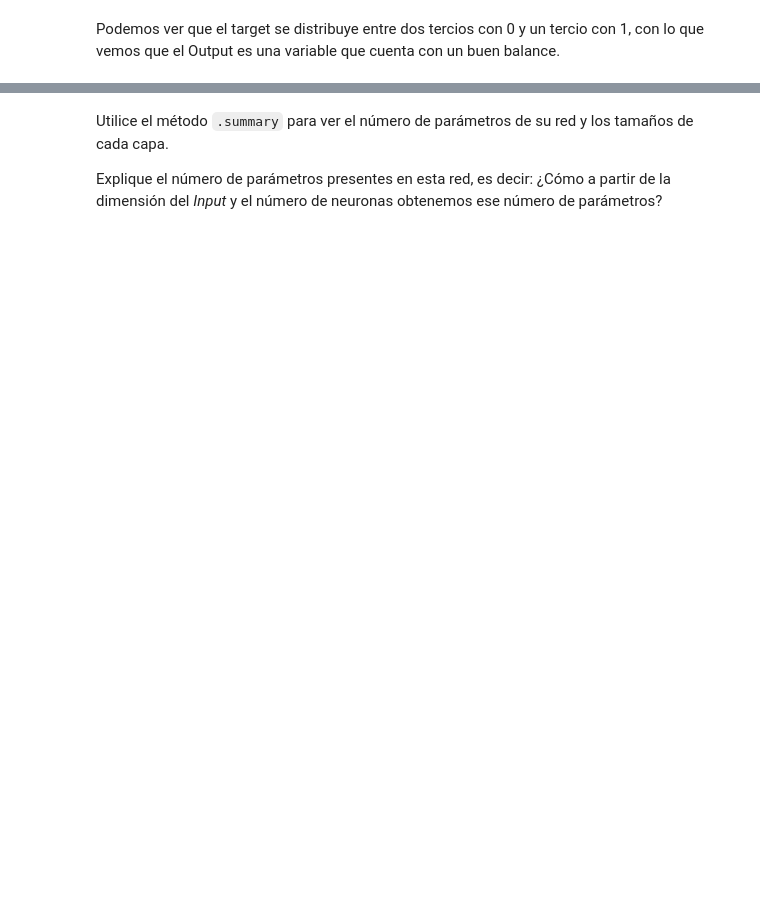
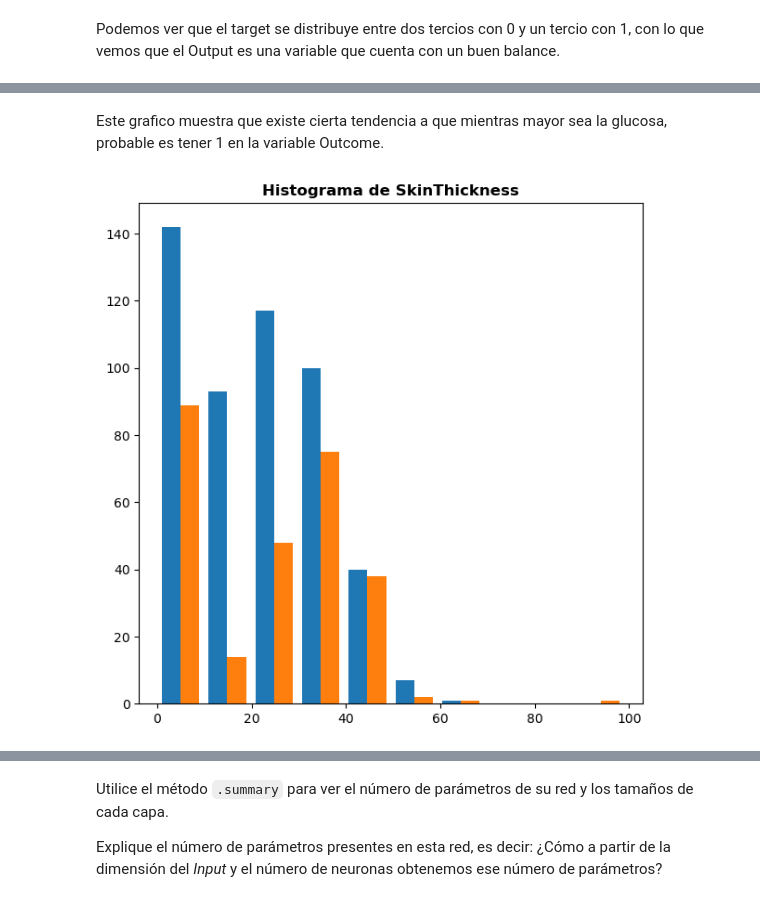
Before and after one commit to FabianCastellano/inf395_hw1, a Jupyter notebook: Enunciado_Tarea1.ipynb, the cells around one changed output, grey strips where cells are left out. Cells and saved outputs as stored; diff of their text form; code cells hidden in the pictures; blank space fills up the shorter version.

```diff
--- a/Enunciado_Tarea1.ipynb
+++ b/Enunciado_Tarea1.ipynb
@@ -92,0 +150,9 @@ Podemos ver que el target se distribuye entre dos tercios con 0 y un tercio con
+# %% [markdown]
+Este grafico muestra que existe cierta tendencia a que mientras mayor sea la glucosa, probable es tener 1 en la variable Outcome.
+# %%
+plt.figure(figsize = (7, 7))
+plt.hist([df[df.Outcome == 0].SkinThickness, df[df.Outcome != 0].SkinThickness])
+plt.title("Histograma de SkinThickness", fontweight="bold")
+plt.show()
+# %% [output]
+[figure, added]
```
Also changed, not shown: parts of 52 cells of this notebook.
